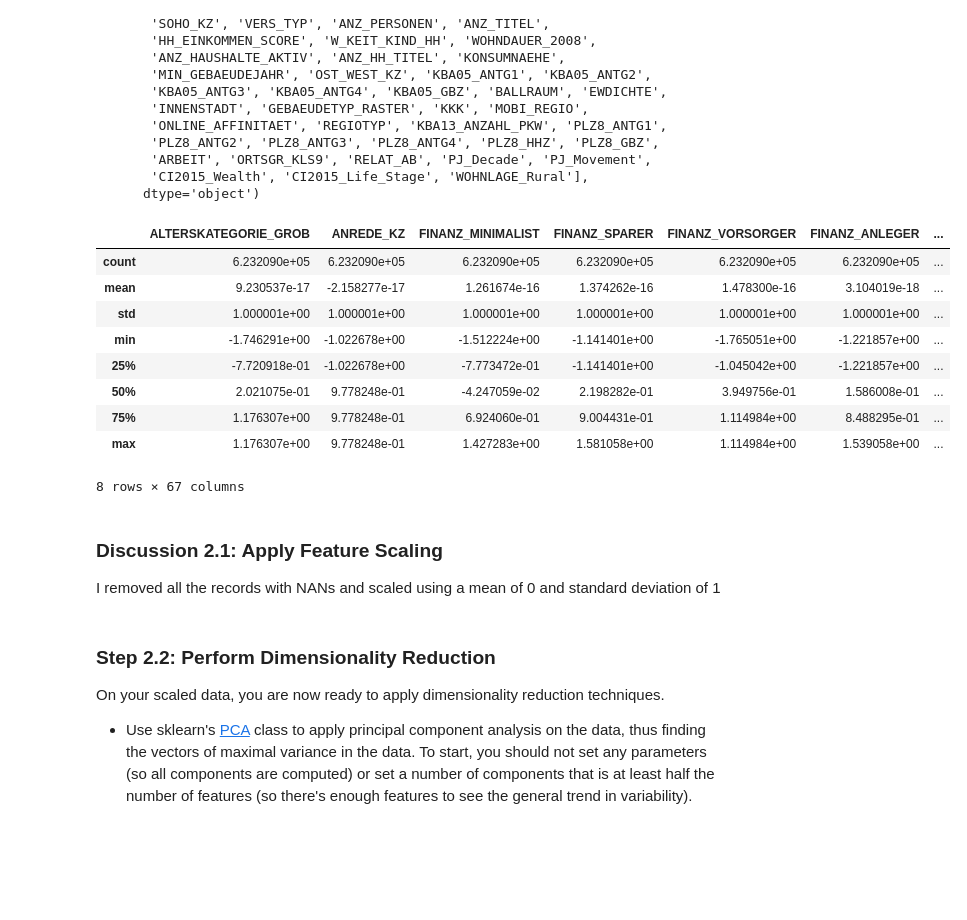
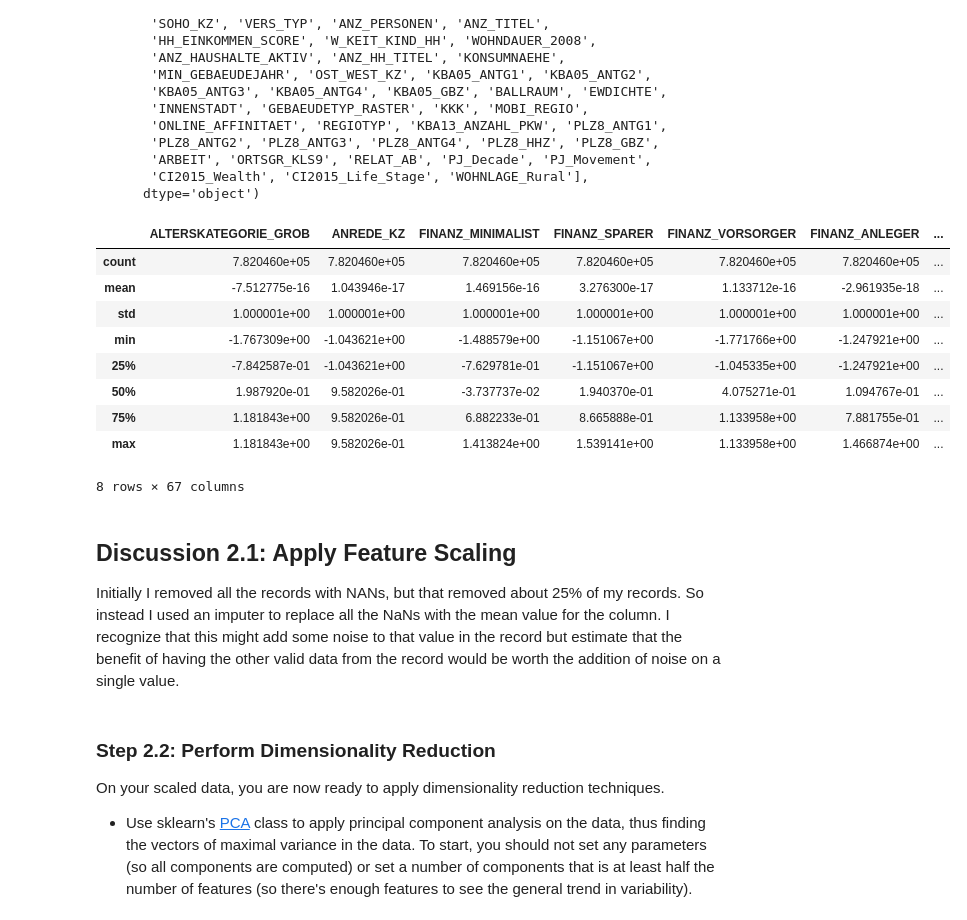
Before and after one commit to JustinAndrews41094/Machine-Learning-Projects, a Jupyter notebook: Identify_Customer_Segments (1).ipynb, the cells around one changed output. Cells and saved outputs as stored; diff of their text form; code cells hidden in the pictures; blank space fills up the shorter version.

```diff
--- a/Identify_Customer_Segments (1).ipynb
+++ b/Identify_Customer_Segments (1).ipynb
@@ -1238,0 +1272,6 @@ No_NAN_azdias = engineered_azdias[engineered_azdias.isnull().sum(axis=1) ==0]
+# %%
+from sklearn.preprocessing import Imputer
+imputer_model = Imputer()
+imputed_azdias =imputer_model.fit_transform(engineered_azdias)
+imputed_azdias = pd.DataFrame(imputed_azdias, columns =engineered_azdias.columns )
+imputed_azdias.describe()
@@ -1279,26 +1316,26 @@ Index(['ALTERSKATEGORIE_GROB', 'ANREDE_KZ', 'FINANZ_MINIMALIST',
 # %%
 # Apply feature scaling to the general population demographics data.
 scaler = StandardScaler()
-scaled_azdias = scaler.fit_transform(No_NAN_azdias)
+scaled_azdias = scaler.fit_transform(imputed_azdias)
 # %%
 scaled_azdias = pd.DataFrame(scaled_azdias)
-scaled_azdias.columns = No_NAN_azdias.columns
+scaled_azdias.columns = imputed_azdias.columns
 scaled_azdias.describe()
 # %% [output]
 |  | ALTERSKATEGORIE_GROB | ANREDE_KZ | FINANZ_MINIMALIST | FINANZ_SPARER | FINANZ_VORSORGER | FINANZ_ANLEGER | ... |
-| count | 6.232090e+05 | 6.232090e+05 | 6.232090e+05 | 6.232090e+05 | 6.232090e+05 | 6.232090e+05 | ... |
-| mean | 9.230537e-17 | -2.158277e-17 | 1.261674e-16 | 1.374262e-16 | 1.478300e-16 | 3.104019e-18 | ... |
+| count | 7.820460e+05 | 7.820460e+05 | 7.820460e+05 | 7.820460e+05 | 7.820460e+05 | 7.820460e+05 | ... |
+| mean | -7.512775e-16 | 1.043946e-17 | 1.469156e-16 | 3.276300e-17 | 1.133712e-16 | -2.961935e-18 | ... |
 | std | 1.000001e+00 | 1.000001e+00 | 1.000001e+00 | 1.000001e+00 | 1.000001e+00 | 1.000001e+00 | ... |
-| min | -1.746291e+00 | -1.022678e+00 | -1.512224e+00 | -1.141401e+00 | -1.765051e+00 | -1.221857e+00 | ... |
-| 25% | -7.720918e-01 | -1.022678e+00 | -7.773472e-01 | -1.141401e+00 | -1.045042e+00 | -1.221857e+00 | ... |
-| 50% | 2.021075e-01 | 9.778248e-01 | -4.247059e-02 | 2.198282e-01 | 3.949756e-01 | 1.586008e-01 | ... |
-| 75% | 1.176307e+00 | 9.778248e-01 | 6.924060e-01 | 9.004431e-01 | 1.114984e+00 | 8.488295e-01 | ... |
-| max | 1.176307e+00 | 9.778248e-01 | 1.427283e+00 | 1.581058e+00 | 1.114984e+00 | 1.539058e+00 | ... |
+| min | -1.767309e+00 | -1.043621e+00 | -1.488579e+00 | -1.151067e+00 | -1.771766e+00 | -1.247921e+00 | ... |
+| 25% | -7.842587e-01 | -1.043621e+00 | -7.629781e-01 | -1.151067e+00 | -1.045335e+00 | -1.247921e+00 | ... |
+| 50% | 1.987920e-01 | 9.582026e-01 | -3.737737e-02 | 1.940370e-01 | 4.075271e-01 | 1.094767e-01 | ... |
+| 75% | 1.181843e+00 | 9.582026e-01 | 6.882233e-01 | 8.665888e-01 | 1.133958e+00 | 7.881755e-01 | ... |
+| max | 1.181843e+00 | 9.582026e-01 | 1.413824e+00 | 1.539141e+00 | 1.133958e+00 | 1.466874e+00 | ... |
 8 rows × 67 columns
-# %% [markdown]
-### Discussion 2.1: Apply Feature Scaling
-
-I removed all the records with NANs and scaled using a mean of 0 and standard deviation of 1
+# %% [markdown]
+## Discussion 2.1: Apply Feature Scaling
+
+Initially I removed all the records with NANs, but that removed about 25% of my records.  So instead I used an imputer to replace all the NaNs with the mean value for the column. I recognize that this might add some noise to that value in the record but estimate that the benefit of having the other valid data from the record would be worth the addition of noise on a single value.
 # %% [markdown]
 ### Step 2.2: Perform Dimensionality Reduction
 
```
Also changed, not shown: parts of 51 cells of this notebook, 1 other file.
